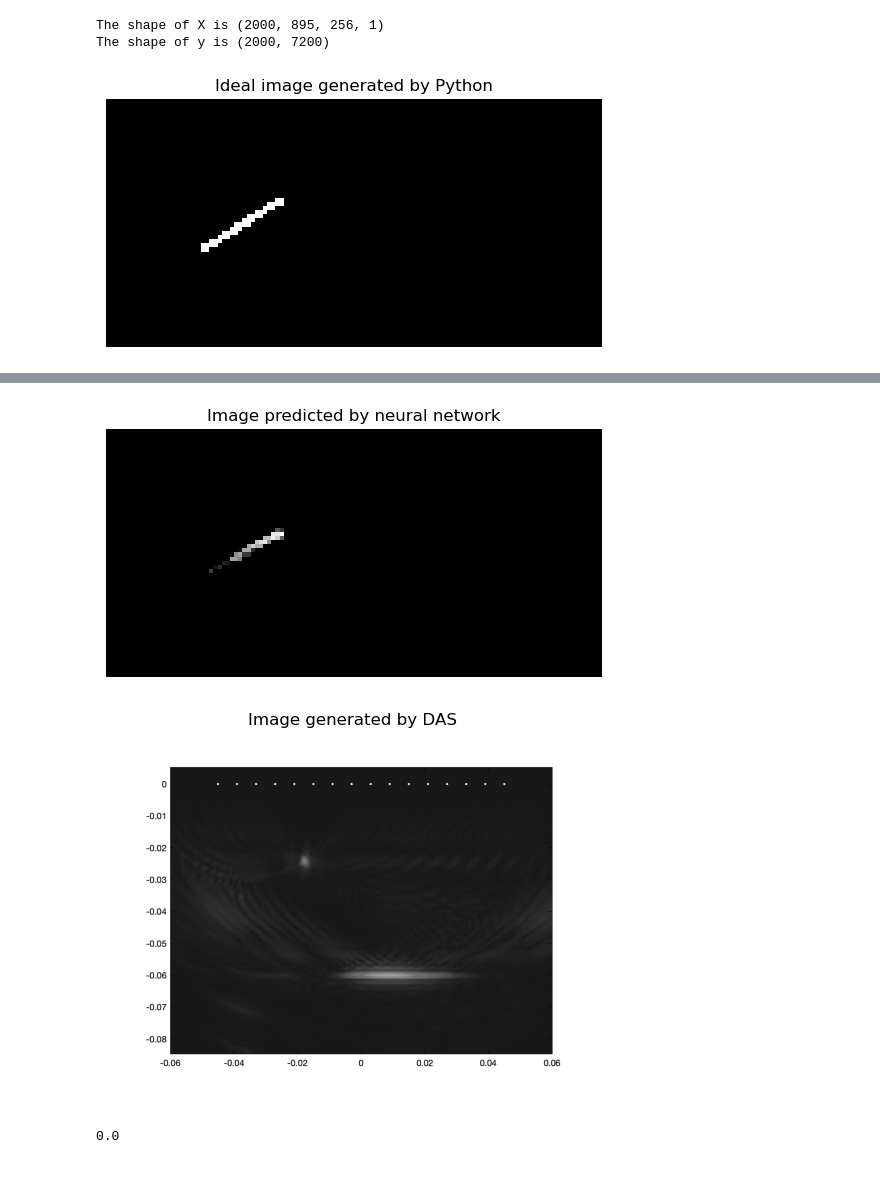
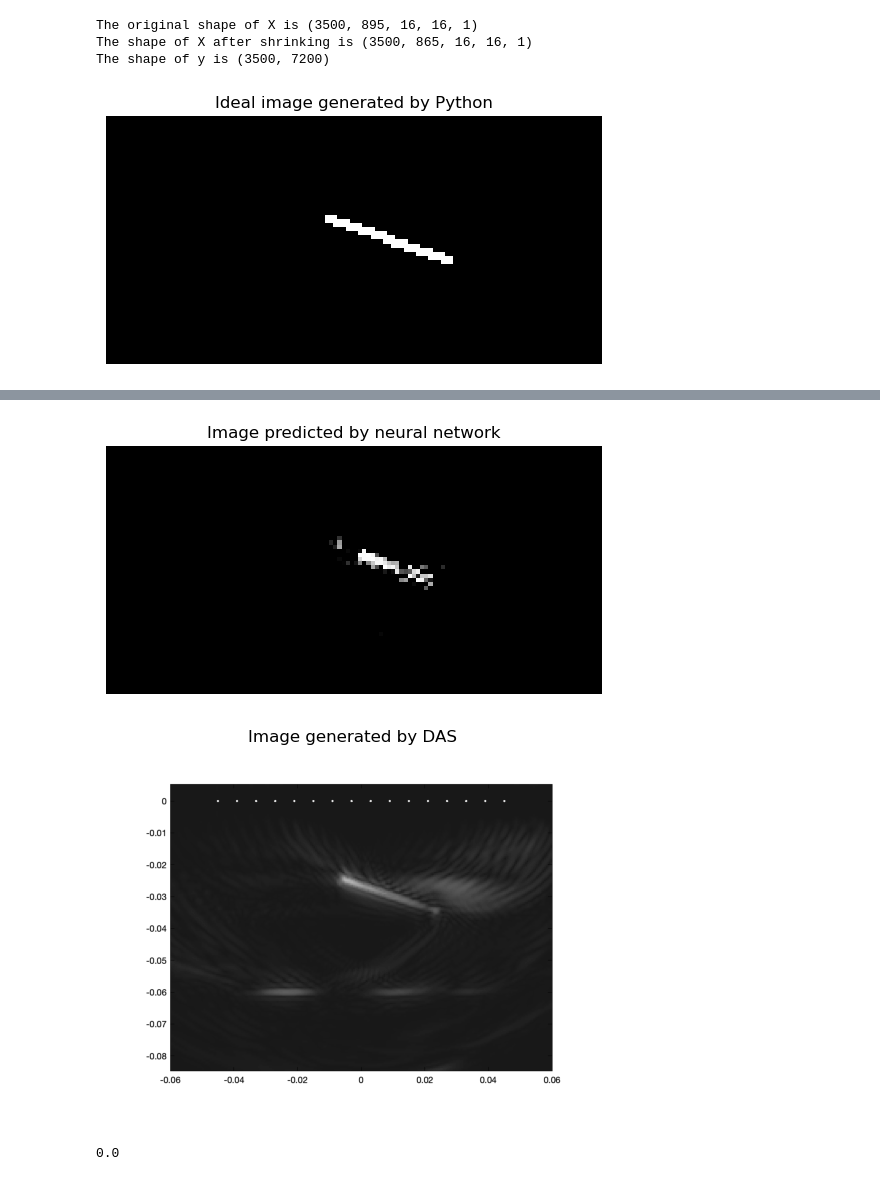
Before and after one commit to MC-Kangan/FYP_Ultrasound_Imaging_ML, a Jupyter notebook: Model_tester.ipynb, the cells around one changed output, grey strips where cells are left out. Drawn from its saved outputs; the diff is of its cells as text; code cells hidden in the pictures.

```diff
--- a/Model_tester.ipynb
+++ b/Model_tester.ipynb
@@ -33,9 +33,10 @@ from utility_function import img_resize, model_namer, model_namer_description, s
 # filename = 'cnn3d_v1_1000_5_1.75e-14_50_shrinkX-tanh_10.pkl' # do not predict anything
 # filename = 'cnn2d_v3_1000_5_1.75e-14_50_stack-2d_10.pkl' # do not predict anything
 # filename = 'cnn2d_v3_1000_5_1.75e-14_50_no-pooling_100.pkl' # do not predict anything
-filename = 'cnn2d_v4_1000_5_1.75e-14_50_pooling_100.pkl'
-# filename = 'cnn3d_v2_1000_5_1.75e-14_50_pooling_100.pkl'
+# filename = 'cnn2d_v4_1000_5_1.75e-14_50_pooling_100.pkl'
+filename = 'cnn3d_v2_1000_5_1.75e-14_50_pooling_100.pkl'
 # filename = 'cnn3d_v3_1000_5_1.75e-14_50_2-3dconv_100.pkl' # do not predict anything
+# filename = 'cnn3d_v3_1000_5_1.75e-14_50_pooling-lr_100.pkl'
 
 info = model_namer_description(filename)
 model = load_ml_model(filename)
@@ -62,18 +85,19 @@ _________________________________________________________________
 x_dimension = int(info['Dimension'])
 img_resize_factor = int(info['img_resize'])
 epochs = int(info['epochs'])
-shrinkx = False
+shrinkx = True
 
-X, y = load_training_data(num_sample=2000,
+X, y = load_training_data(num_sample=3500,
                           x_dimension=x_dimension,
                           img_resize_factor=img_resize_factor,
                           shrinkx = shrinkx)
 # %% [output]
-The shape of X is (2000, 895, 256, 1)
-The shape of y is (2000, 7200)
+The original shape of X is (3500, 895, 16, 16, 1)
+The shape of X after shrinking is (3500, 865, 16, 16, 1)
+The shape of y is (3500, 7200)
 # %%
 # 1078 # 1073 # 1070
-num_test = 1073
+num_test = 3400
 threshold = -0.1
 stack = False
 
@@ -88,31 +112,31 @@ if shrinkx == True:
     xshape = 865
 else:
     xshape = 895
 
 if x_dimension == 3:
     ypred = model.predict(X[num_test].reshape(-1, xshape, 16, 16, 1))
 elif x_dimension == 2:
     if stack == True:
         ypred = model.predict(X[num_test].reshape(-1, xshape, 16, 16))
     else:
         ypred = model.predict(X[num_test].reshape(-1, xshape, 16*16, 1))
 
 ypred[ypred <= threshold] = 0
 ypred[ypred > threshold] = np.abs(ypred[ypred > threshold])*255
 img = ypred.reshape(int(120*img_resize_factor/100), int(240*img_resize_factor/100))
 fig, ax = plt.subplots()
 ax.imshow(img, cmap ='gray')
 plt.title('Image predicted by neural network')
 plt.axis('off')
 plt.show()
 
 dirName_das_fmc = "/Users/chenkangan/Desktop/ME4_FYP/imageGenerate_2022/DAS_Figure_FMC"
 # Read image in greyscale
 image_das_fmc = cv.imread(f'{dirName_das_fmc}/Figure_{num_test+1}_fmc.png',cv.IMREAD_GRAYSCALE)  # convert to array
 
 plt.imshow(image_das_fmc, cmap='gray')
 plt.title('Image generated by DAS')
 plt.axis('off')
 plt.show()
 # %% [output]
-[figure, old version]
+[figure, new version]
@@ -121,5 +144,5 @@ plt.show()
-[figure, old version]
+[figure, new version]
-[figure, old version]
+[figure, new version]
 # %%
 np.sum(ypred)
 # %% [output]
```
Also changed, not shown: parts of 2 cells of this notebook, 9 other files.
